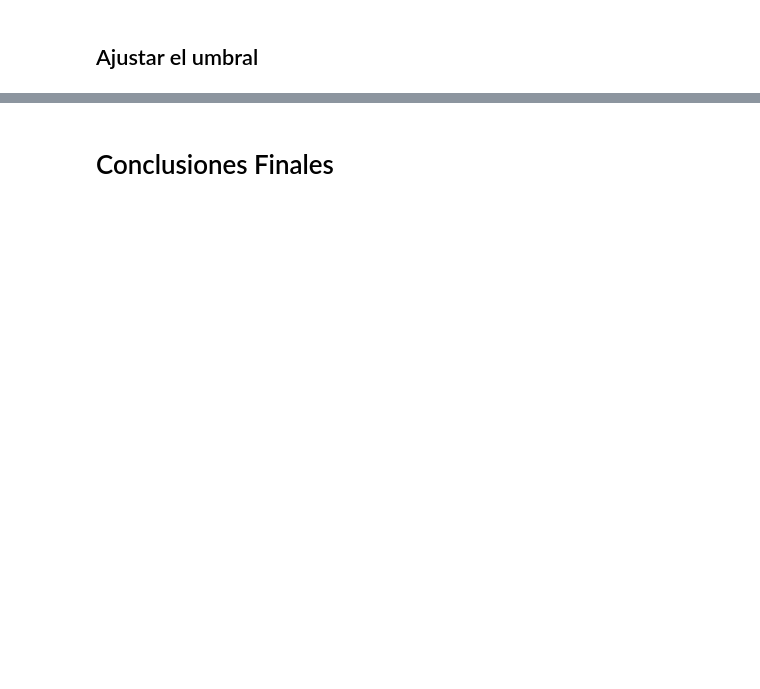
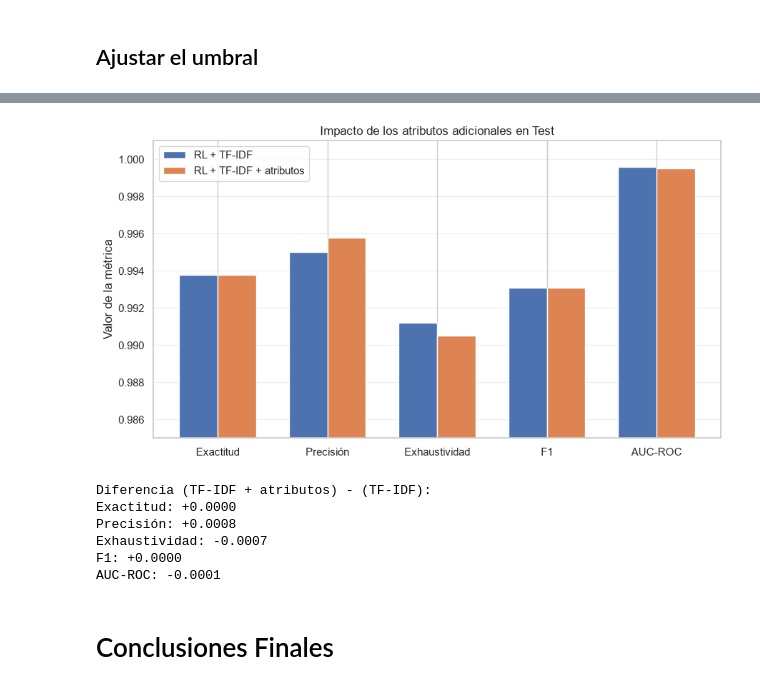
Before and after one commit to kao05/SpamAnalysis-TextMining, a Jupyter notebook: Project_FakeNews.ipynb, the cells around one changed output, grey strips where cells are left out. Cells and saved outputs as stored; diff of their text form; code cells hidden in the pictures; blank space fills up the shorter version.

```diff
--- a/Project_FakeNews.ipynb
+++ b/Project_FakeNews.ipynb
@@ -1841,2 +2064,39 @@ dtype: float64
+# %%
+#@title Aporte de los atributos adicionales
+metricas = ['Exactitud', 'Precisión', 'Exhaustividad', 'F1', 'AUC-ROC']
+
+tfidf = [0.9938, 0.9950, 0.9912, 0.9931, 0.9996]
+tfidf_atributos = [0.9938, 0.9958, 0.9905, 0.9931, 0.9995]
+
+x = np.arange(len(metricas))
+ancho = 0.35
+
+fig, ax = plt.subplots(figsize=(9, 5))
+ax.bar(x - ancho/2, tfidf, ancho, label='RL + TF-IDF')
+ax.bar(x + ancho/2, tfidf_atributos, ancho,
+       label='RL + TF-IDF + atributos')
+
+ax.set_xticks(x)
+ax.set_xticklabels(metricas)
+ax.set_ylabel('Valor de la métrica')
+ax.set_title('Impacto de los atributos adicionales en Test')
+ax.set_ylim(0.985, 1.001)
+ax.grid(axis='y', alpha=0.3)
+ax.legend()
+
+plt.tight_layout()
+plt.show()
+
+print('Diferencia (TF-IDF + atributos) - (TF-IDF):')
+for metrica, base, extra in zip(metricas, tfidf, tfidf_atributos):
+    print(f'{metrica}: {extra - base:+.4f}')
+# %% [output]
+[figure, added]
+Diferencia (TF-IDF + atributos) - (TF-IDF):
+Exactitud: +0.0000
+Precisión: +0.0008
+Exhaustividad: -0.0007
+F1: +0.0000
+AUC-ROC: -0.0001
 # %% [markdown]
 # Conclusiones Finales
```
Also changed, not shown: parts of 14 cells of this notebook.
